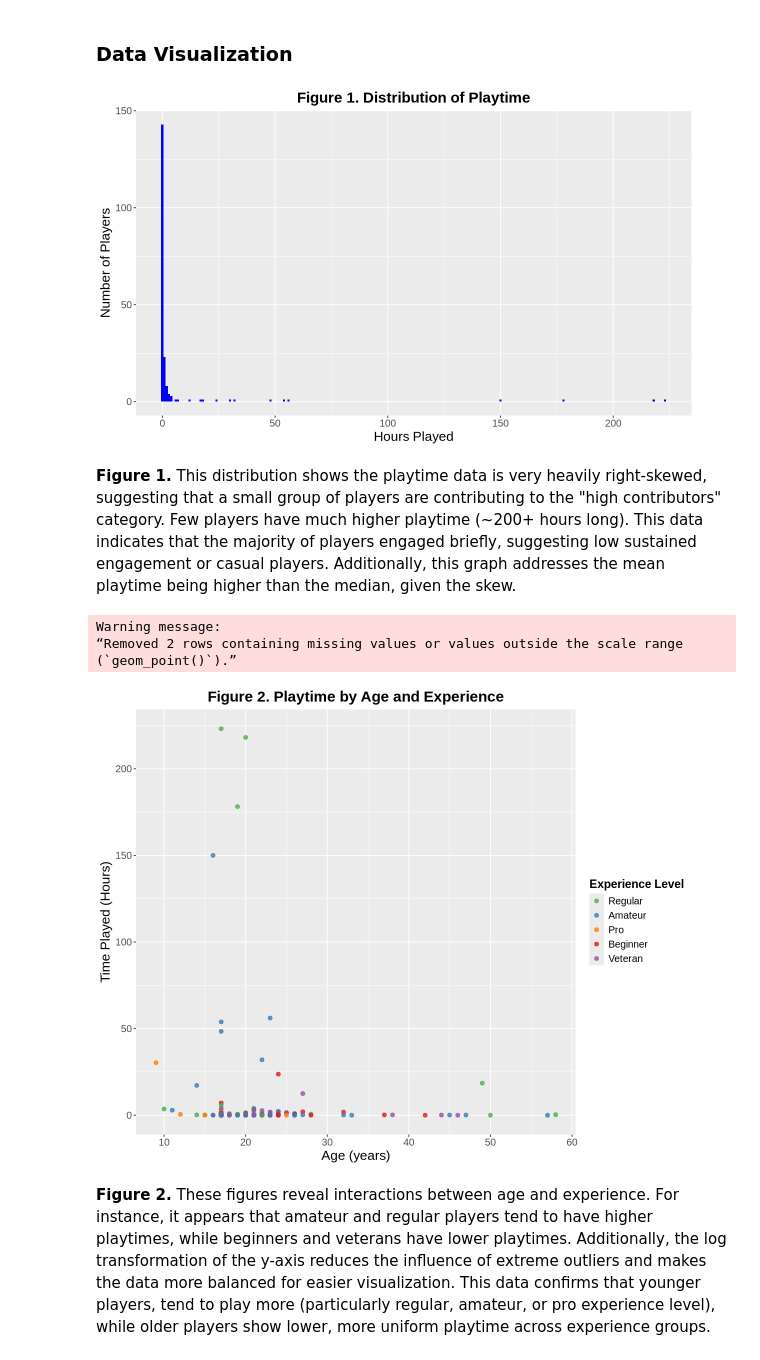
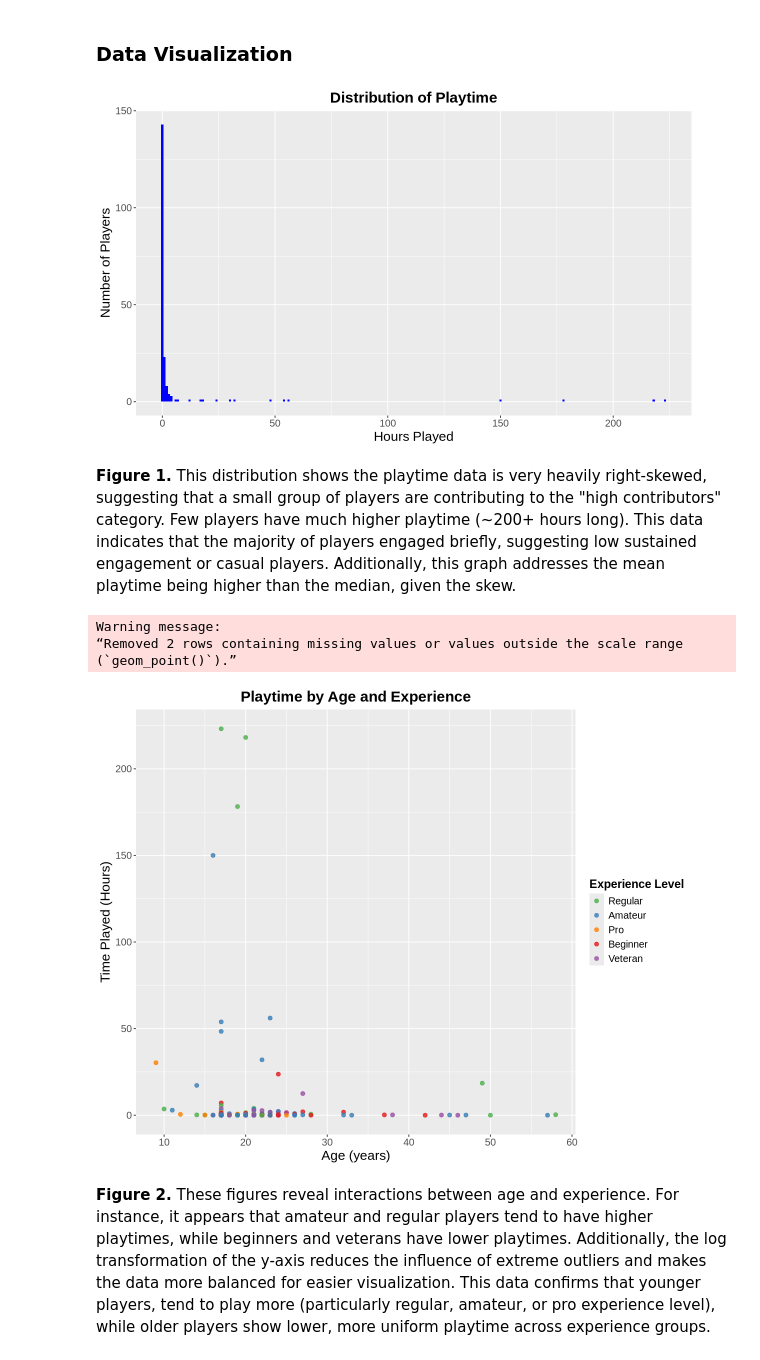
Before and after one commit to suakim550/DSCI100-Final-Group-Project, a Jupyter notebook: DSCI100 Project Final.ipynb, the cells around one changed output. Cells and saved outputs as stored; diff of their text form; code cells hidden in the pictures.

Commit message:
Renamed the graphs

```diff
--- a/DSCI100 Project Final.ipynb
+++ b/DSCI100 Project Final.ipynb
@@ -142,15 +142,15 @@ A tibble: 196 × 3
 # %%
 options(repr.plot.height = 6, repr.plot.width = 10)
 fig_1 <- ggplot(players_wrangled_data, aes(x = played_hours)) +
     geom_histogram(binwidth = 1, fill = "blue") +
-    labs(title = "Figure 1. Distribution of Playtime",
+    labs(title = "Distribution of Playtime",
         x = "Hours Played",
         y = "Number of Players") +
     theme(plot.title = element_text(size = 18, face="bold", hjust = 0.5), axis.title = element_text(size = 16), axis.text = element_text(size = 12))
 
 fig_1
 # %% [output]
-[figure, old version]
+[figure, new version]
 # %% [markdown]
 **Figure 1.** This distribution shows the playtime data is very heavily right-skewed, suggesting that a small group of players are contributing to the "high contributors" category. Few players have much higher playtime (~200+ hours long). This data indicates that the majority of players engaged briefly, suggesting low sustained engagement or casual players. Additionally, this graph addresses the mean playtime being higher than the median, given the skew.
 # %%
@@ -158,7 +158,7 @@ options(repr.plot.height = 8, repr.plot.width = 10)
 
 fig_2 <- ggplot(players_wrangled_data, aes(x = Age, y = played_hours, color = experience)) +
     geom_point(size = 2, alpha = 0.8) +
-    labs(title = "Figure 2. Playtime by Age and Experience",
+    labs(title = "Playtime by Age and Experience",
         x = "Age (years)",
         y = "Time Played (Hours)",
         color = "Experience Level") +
@@ -181,7 +181,7 @@ fig_2
 Warning message:
 “Removed 2 rows containing missing values or values outside the scale range
 (`geom_point()`).”
-[figure, old version]
+[figure, new version]
 # %% [markdown]
 **Figure 2.** These figures reveal interactions between age and experience. For instance, it appears that amateur and regular players tend to have higher playtimes, while beginners and veterans have lower playtimes. Additionally, the log transformation of the y-axis reduces the influence of extreme outliers and makes the data more balanced for easier visualization. This data confirms that younger players, tend to play more (particularly regular, amateur, or pro experience level), while older players show lower, more uniform playtime across experience groups.
 # %%
```
Also changed, not shown: parts of 1 cell of this notebook.
